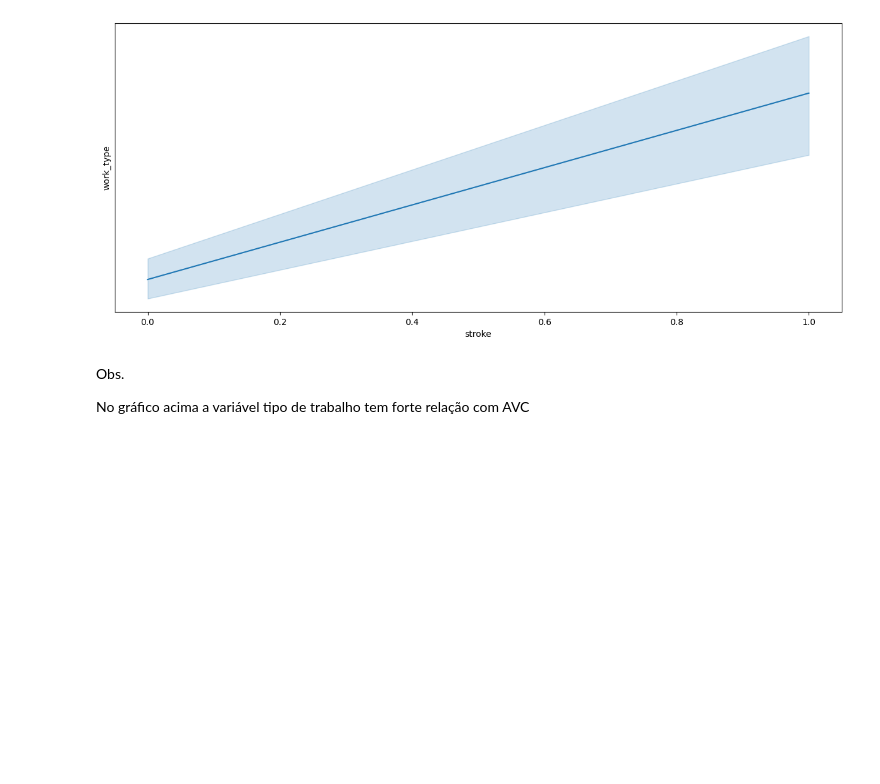
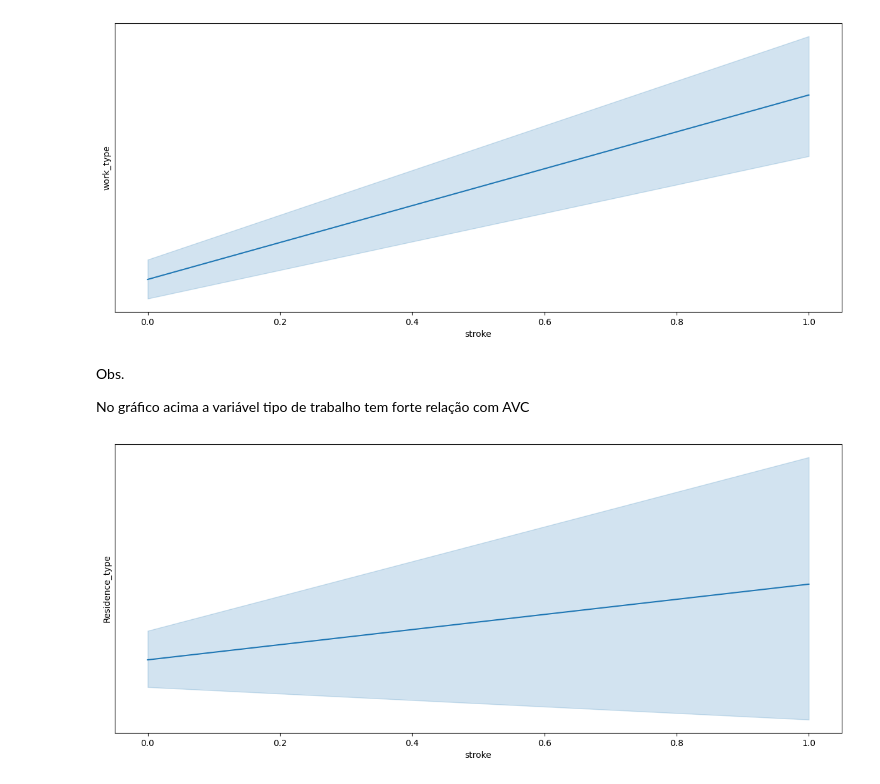
Before and after one commit to Leo-alves2/Acidente_Vascular-Cerebral, a Jupyter notebook: Analise.ipynb, the cells around one changed output. Cells and saved outputs as stored; diff of their text form; code cells hidden in the pictures; blank space fills up the shorter version.

```diff
--- a/Analise.ipynb
+++ b/Analise.ipynb
@@ -602,3 +602,9 @@ plt.show()
 Obs.
 
 No gráfico acima a variável tipo de trabalho tem forte relação com AVC
+# %%
+plt.figure(figsize= (15, 6))
+sns.lineplot(y= df['Residence_type'], x= df['stroke'], data= df, palette= 'husl')
+plt.show()
+# %% [output]
+[figure, added]
```
Also changed, not shown: parts of 10 cells of this notebook.
